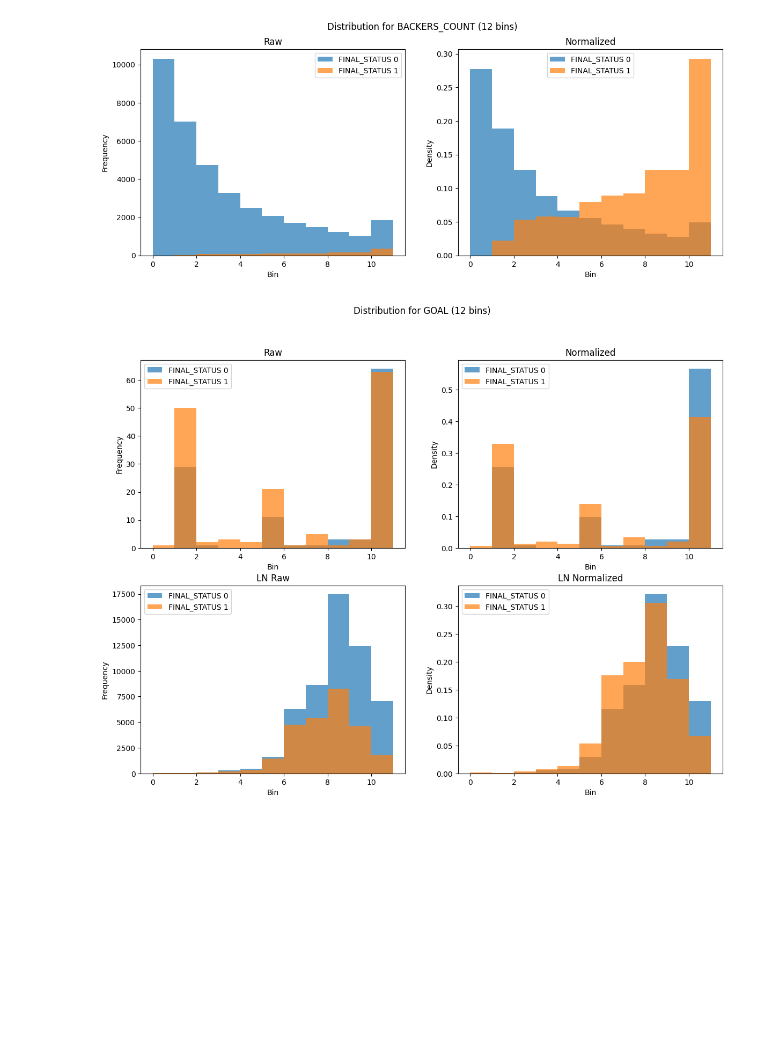
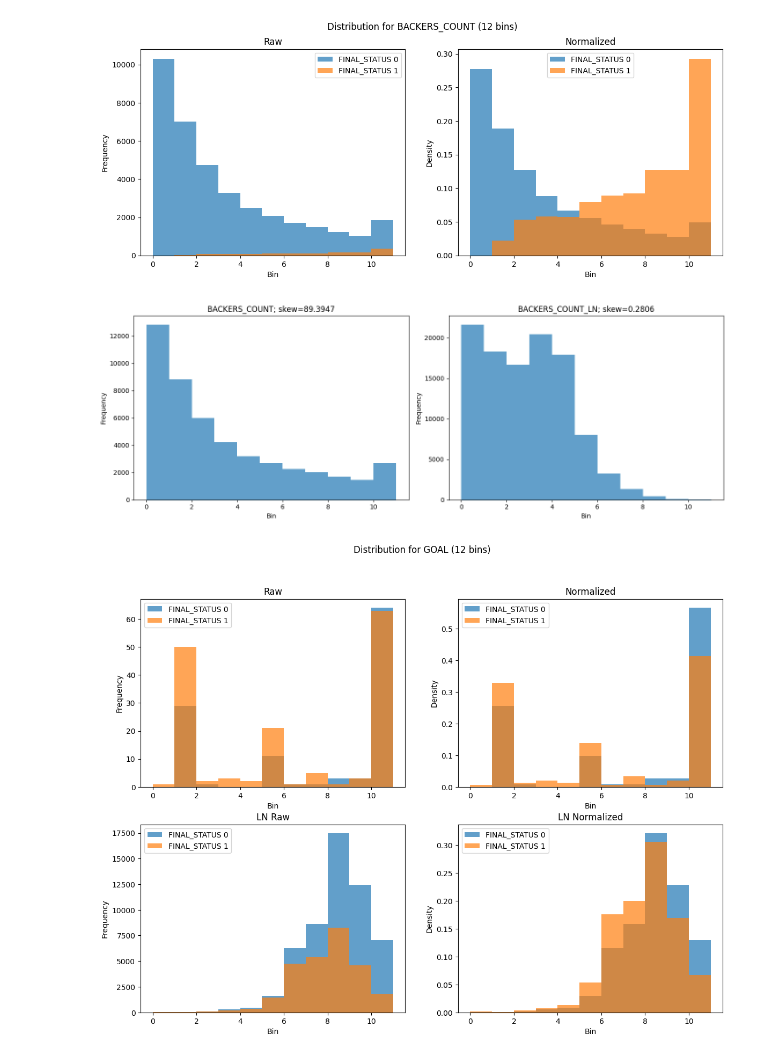
Before and after one commit to SimeonHristov99/kcikstarter, a Jupyter notebook: 01_Scripts/02_Univariate_analysis.ipynb, the cells around one changed output. Drawn from its saved outputs; the diff is of its cells as text; code cells hidden in the pictures; blank space fills up the shorter version.

Commit message:
One more plot.

```diff
--- a/01_Scripts/02_Univariate_analysis.ipynb
+++ b/01_Scripts/02_Univariate_analysis.ipynb
@@ -274,6 +274,25 @@ plt.suptitle('Distribution for BACKERS_COUNT (12 bins)')
 plt.show()
 # %% [output]
 [figure]
+# %%
+backers_log = np.log1p(df_development['BACKERS_COUNT'])
+
+_, axes = plt.subplots(1, 2, figsize=(14, 5))
+
+axes[0].hist(df_development['BACKERS_COUNT'], bins=range(12), alpha=0.7)
+axes[0].set_xlabel('Bin')
+axes[0].set_ylabel('Frequency')
+axes[0].set_title(f'BACKERS_COUNT; skew={df_development["BACKERS_COUNT"].skew():.4f}')
+
+axes[1].hist(df_development['BACKERS_COUNT_LOG'], bins=range(12), alpha=0.7)
+axes[1].set_xlabel('Bin')
+axes[1].set_ylabel('Frequency')
+axes[1].set_title(f'BACKERS_COUNT_LN; skew={backers_log.skew():.4f}')
+
+plt.tight_layout()
+plt.show()
+# %% [output]
+[figure, added]
 # %%
 data_status_0 = df_train[df_train['FINAL_STATUS'] == 0]['GOAL']
 data_status_1 = df_train[df_train['FINAL_STATUS'] == 1]['GOAL']
```
